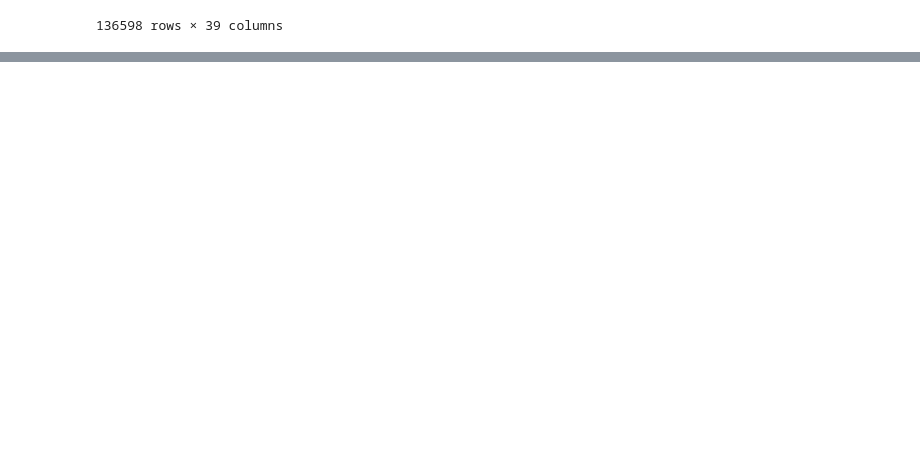
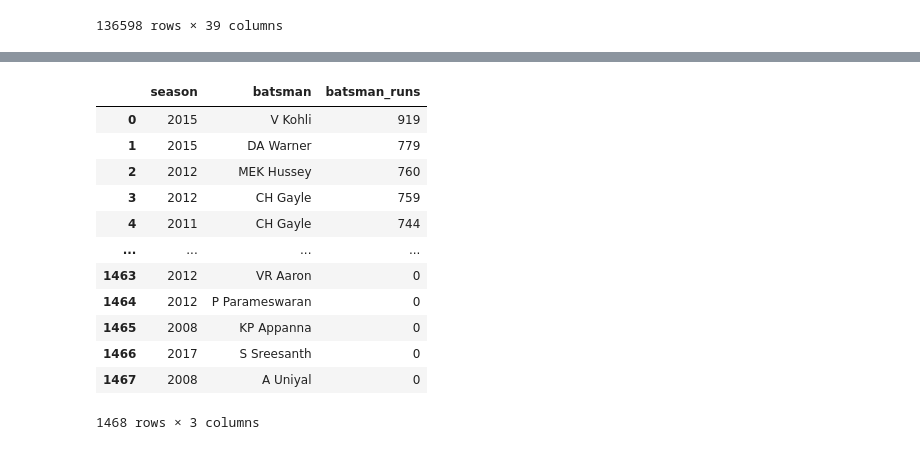
Before and after one commit to MahamFatima01713/Pandas-Mastery, a Jupyter notebook: Pandas_Practice.ipynb, the cells around one changed output, grey strips where cells are left out. Drawn from its saved outputs; the diff is of its cells as text; code cells hidden in the pictures; blank space fills up the shorter version.

```diff
--- a/Pandas_Practice.ipynb
+++ b/Pandas_Practice.ipynb
@@ -1015,0 +1026,7 @@ delivery.merge(match, left_on='match_id', right_on='id')
+# %%
+#Group by cant work on tuple.And by .shape this will become tuple
+new=delivery.merge(match, left_on='match_id', right_on='id')# saving it in new then we will apply group by
+new.groupby('batsman')['batsman_runs'].sum()
+#('batsman')=>This acts as a string in this line.In parenthesis python will consider all the batsman coulmn as string
+#['batsman_runs']=>By wrting this in [],python will consider it through all the datset and apply related function
+#on this coulmn of all rows
@@ -1015,0 +1085,17 @@ delivery.merge(match, left_on='match_id', right_on='id')
+# %%
+#Then we will apply reset_index (to convert series into dataframe).Through this it will now have index properly arrange
+new.groupby(['season','batsman'])['batsman_runs'].sum().sort_values(ascending=False).reset_index()
+# %% [output]
+|  | season | batsman | batsman_runs |
+| 0 | 2015 | V Kohli | 919 |
+| 1 | 2015 | DA Warner | 779 |
+| 2 | 2012 | MEK Hussey | 760 |
+| 3 | 2012 | CH Gayle | 759 |
+| 4 | 2011 | CH Gayle | 744 |
+| ... | ... | ... | ... |
+| 1463 | 2012 | VR Aaron | 0 |
+| 1464 | 2012 | P Parameswaran | 0 |
+| 1465 | 2008 | KP Appanna | 0 |
+| 1466 | 2017 | S Sreesanth | 0 |
+| 1467 | 2008 | A Uniyal | 0 |
+1468 rows × 3 columns
```
Also changed, not shown: parts of 7 cells of this notebook.
